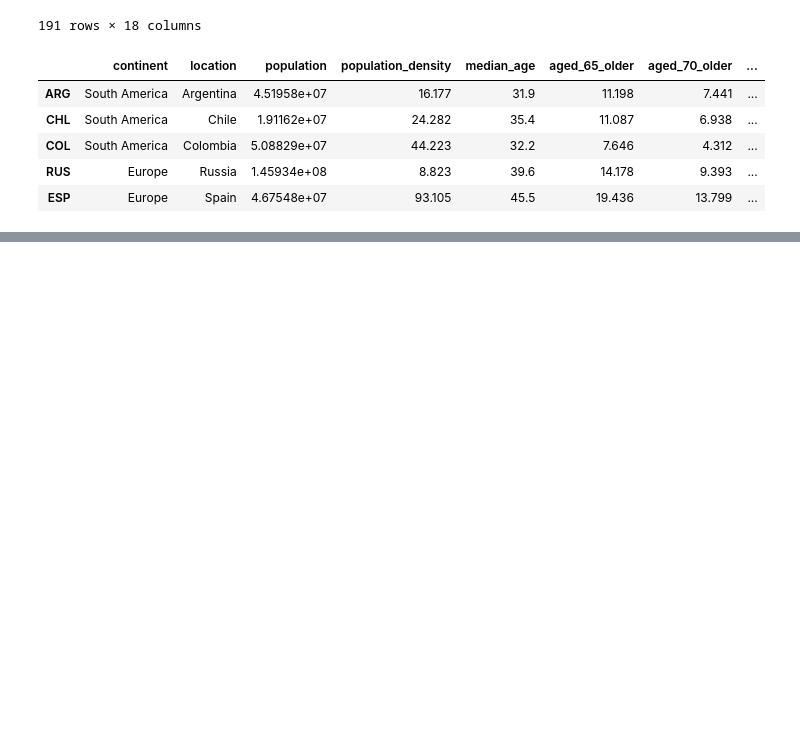
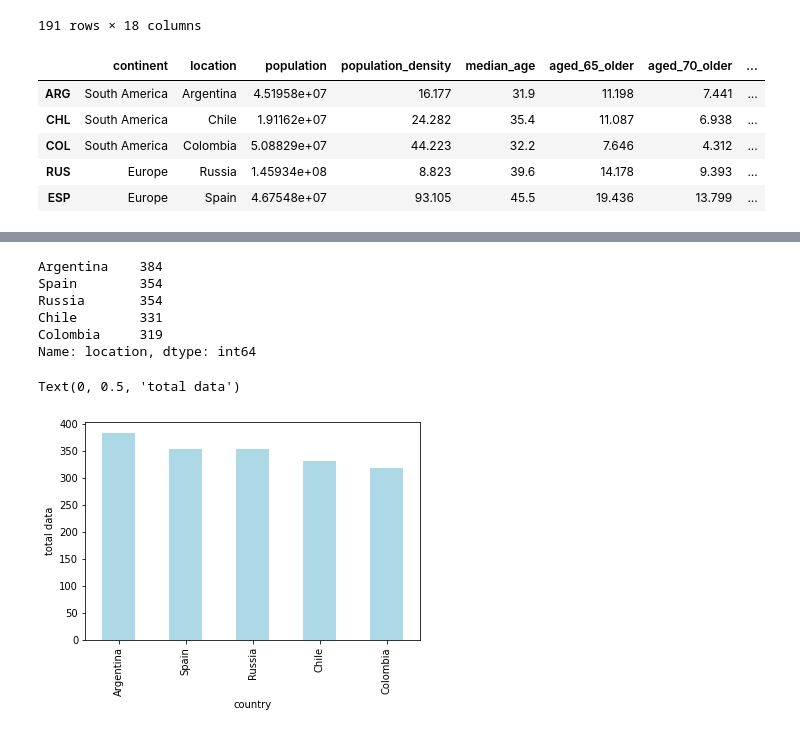
Before and after one commit to EDA-COVID/Proyecto_equipo, a Jupyter notebook: notebooks/day2_anais.ipynb, the cells around one changed output, grey strips where cells are left out. Cells and saved outputs as stored; diff of their text form; code cells hidden in the pictures; blank space fills up the shorter version.

```diff
--- a/notebooks/day2_anais.ipynb
+++ b/notebooks/day2_anais.ipynb
@@ -152,0 +181,17 @@ covid.plot(x='location', y='data.date')
+# %%
+import matplotlib.pyplot as plt
+
+one = covid['location'].value_counts()
+print(one)
+one.plot(kind='bar', color='lightblue')
+plt.xlabel('country')
+plt.ylabel('total data')
+# %% [output]
+Argentina    384
+Spain        354
+Russia       354
+Chile        331
+Colombia     319
+Name: location, dtype: int64
+Text(0, 0.5, 'total data')
+[figure, added]
```
Also changed, not shown: parts of 26 cells of this notebook, 1 other file.
